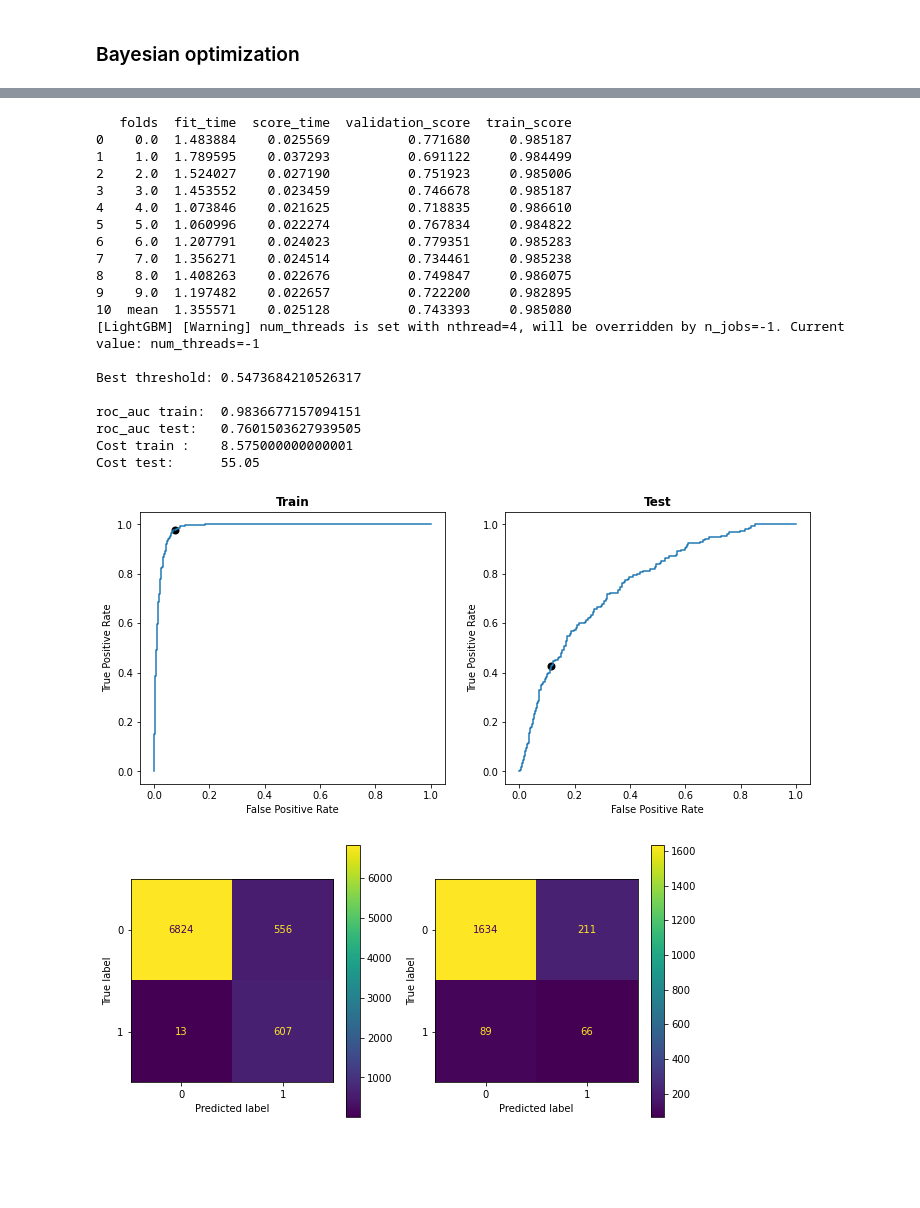
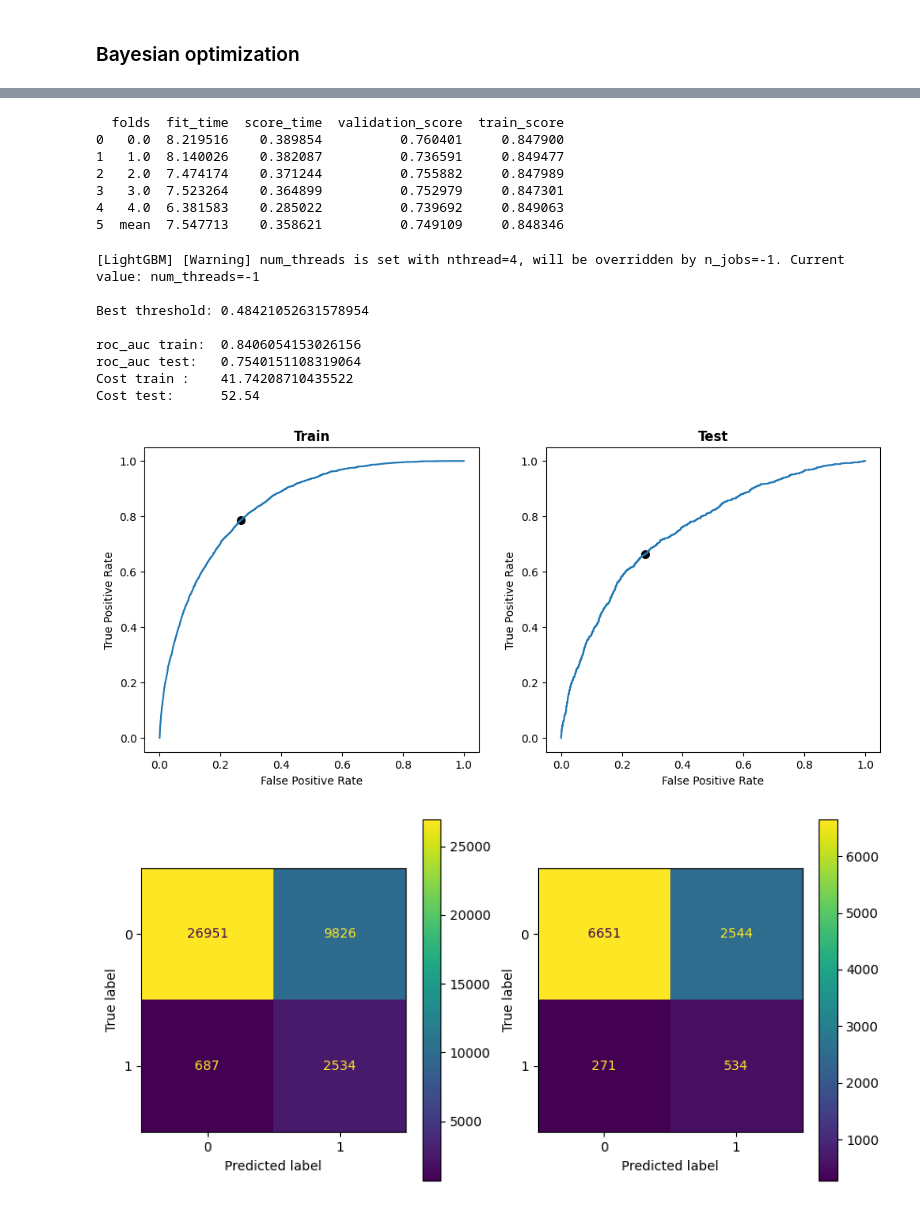
Before and after one commit to mariealeth/Credit_default_application, a Jupyter notebook: notebook/P7_essai4.ipynb, the cells around one changed output, grey strips where cells are left out. Drawn from its saved outputs; the diff is of its cells as text; code cells hidden in the pictures; blank space fills up the shorter version.

```diff
--- a/notebook/P7_essai4.ipynb
+++ b/notebook/P7_essai4.ipynb
@@ -59,4 +64 @@ X_train, X_test, y_train, y_test = split_and_miss(df)
-# %%
-y_train = y_train.squeeze()
-y_test = y_test.squeeze()
 # %%
@@ -68,0 +66,2 @@ y_test_full = y_test_full.squeeze()
+# %%
+df_50000 = phase1(debug = True, num_rows=50000)
@@ -460,3 +345,6 @@ def clf_result(model, X_train, y_train, num_folds, features_kept=[], debug= Fals
+# %%
+X_train_50000, X_test_50000, y_train_50000, y_test_50000  = split(df_50000)
+features_50000 = X_train_50000.columns
 # %% [markdown]
 # Logistic regression
 ## With all features
@@ -1197,43 +821,40 @@ please use the "set_gp_params" method to set the gp params, and pass an instance
 lgbm_opt = LGBMClassifier(
             nthread=4,
             n_estimators=150,
-            learning_rate=0.07149 ,
-            num_leaves=29,
-            colsample_bytree=0.8544 ,
-            subsample=0.7983,
-            max_depth=9,
-            reg_alpha=0.08469,
-            reg_lambda=0.08061,
-            min_split_gain=0.07638 ,
-            min_child_weight=37.43,
-            silent=-1,
+            learning_rate=0.03233  ,
+            num_leaves=38,
+            colsample_bytree=0.6219 ,
+            subsample=0.9479 ,
+            max_depth=6,
+            reg_alpha=0.01415,
+            reg_lambda=0.04801,
+            min_split_gain=0.08598  ,
+            min_child_weight=47.82,
             verbose=-1,
-            class_weight=class_weights,)
+            class_weight='balanced')
+# %%
+evaluation(df_50000, features_50000, 5,
+                            lgbm_opt)
+# %% [output]
+  folds  fit_time  score_time  validation_score  train_score
+0   0.0  8.219516    0.389854          0.760401     0.847900
+1   1.0  8.140026    0.382087          0.736591     0.849477
+2   2.0  7.474174    0.371244          0.755882     0.847989
+3   3.0  7.523264    0.364899          0.752979     0.847301
+4   4.0  6.381583    0.285022          0.739692     0.849063
+5  mean  7.547713    0.358621          0.749109     0.848346
 # %%
-features = X_train.columns
-pipe_lgbm_opt = best_threshold(X_train, X_test, y_train, y_test,
-                            features, 10,
+pipe_lgbm_opt = best_threshold(df_50000,
+                            features_50000,
                             lgbm_opt, 0.2, 0.8)
 # %% [output]
-   folds  fit_time  score_time  validation_score  train_score
-0    0.0  1.483884    0.025569          0.771680     0.985187
-1    1.0  1.789595    0.037293          0.691122     0.984499
-2    2.0  1.524027    0.027190          0.751923     0.985006
-3    3.0  1.453552    0.023459          0.746678     0.985187
-4    4.0  1.073846    0.021625          0.718835     0.986610
-5    5.0  1.060996    0.022274          0.767834     0.984822
-6    6.0  1.207791    0.024023          0.779351     0.985283
-7    7.0  1.356271    0.024514          0.734461     0.985238
-8    8.0  1.408263    0.022676          0.749847     0.986075
-9    9.0  1.197482    0.022657          0.722200     0.982895
-10  mean  1.355571    0.025128          0.743393     0.985080
 [LightGBM] [Warning] num_threads is set with nthread=4, will be overridden by n_jobs=-1. Current value: num_threads=-1
 
-Best threshold: 0.5473684210526317
+Best threshold: 0.48421052631578954
 
-roc_auc train:  0.9836677157094151
-roc_auc test:   0.7601503627939505
-Cost train :    8.575000000000001
-Cost test:      55.05
+roc_auc train:  0.8406054153026156
+roc_auc test:   0.7540151108319064
+Cost train :    41.74208710435522
+Cost test:      52.54
-[figure, old version]
+[figure, new version]
-[figure, old version]
+[figure, new version]
```
Also changed, not shown: parts of 107 cells of this notebook.
